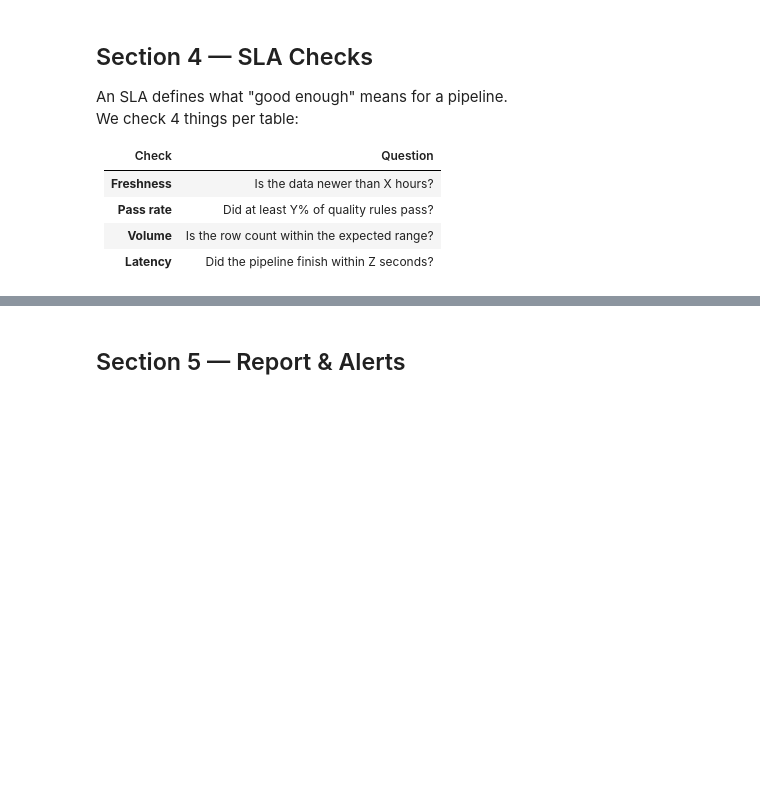
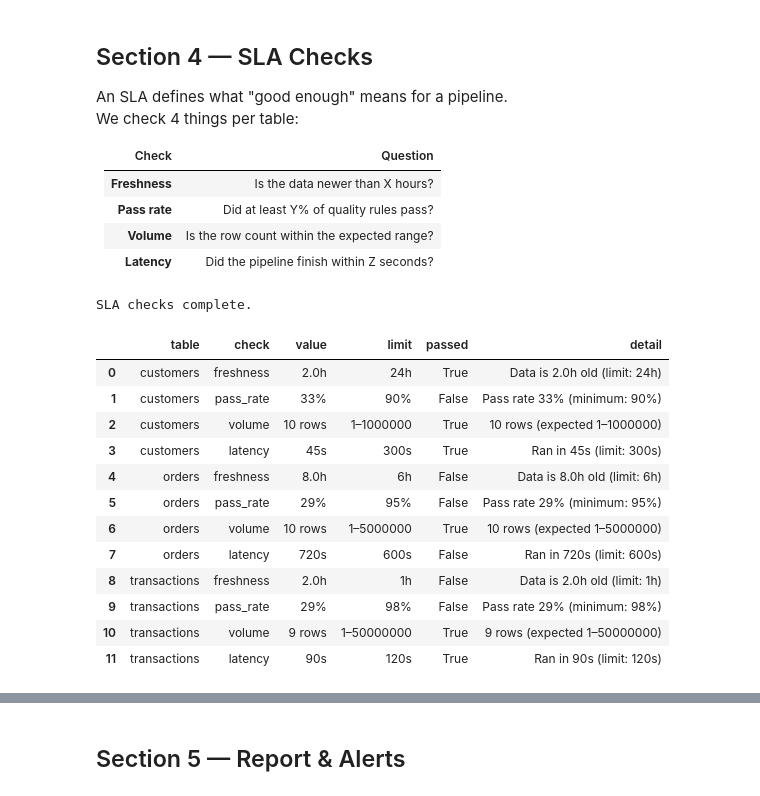
Before and after one commit to detrainings01-cloud/dataengg, a Jupyter notebook: Class 50/data_quality.ipynb, the cells around one changed output, grey strips where cells are left out. Saved outputs shown, nothing was run; the diff lists cells and outputs as text; code cells hidden in the pictures; blank space fills up the shorter version.

```diff
--- a/Class 50/data_quality.ipynb
+++ b/Class 50/data_quality.ipynb
@@ -234,4 +315,23 @@ failures
 Two log files:
 - `output/logs/pipeline.log` — every rule result (INFO + WARNING)
 - `output/logs/alerts.log` — failures only (WARNING)
+# %%
+# pipeline logger — writes everything
+pipeline_log = logging.getLogger("pipeline")
+pipeline_log.setLevel(logging.DEBUG)
+pipeline_log.handlers.clear()
+fh = logging.FileHandler("output/logs/pipeline.log",encoding="utf-8")
+fh.setFormatter(logging.Formatter("%(asctime)s  %(levelname)-8s  %(message)s",
+                                   datefmt="%Y-%m-%d %H:%M:%S"))
+pipeline_log.addHandler(fh)
+# %%
+
+# alerts logger — writes failures only
+alert_log = logging.getLogger("alerts")
+alert_log.setLevel(logging.WARNING)
+alert_log.handlers.clear()
+fh2 = logging.FileHandler("output/logs/alerts.log",encoding="utf-8")
+fh2.setFormatter(logging.Formatter("%(asctime)s  %(levelname)-8s  %(message)s",
+                                    datefmt="%Y-%m-%d %H:%M:%S"))
+alert_log.addHandler(fh2)
 # %%
@@ -285,17 +403,4 @@ We check 4 things per table:
 # %%
-# SLA definition — one dict per table
-SLA = {
-    "customers":    {"max_age_hours": 24,  "min_pass_rate": 90, "min_rows": 1, "max_rows": 1_000_000, "max_runtime_sec": 300},
-    "orders":       {"max_age_hours": 6,   "min_pass_rate": 95, "min_rows": 1, "max_rows": 5_000_000, "max_runtime_sec": 600},
-    "transactions": {"max_age_hours": 1,   "min_pass_rate": 98, "min_rows": 1, "max_rows": 50_000_000,"max_runtime_sec": 120},
-}
-
-# Simulated pipeline metadata (in production these come from your scheduler)
-metadata = {
-    "customers":    {"last_loaded": datetime.now() - timedelta(hours=2),  "runtime_sec": 45},
-    "orders":       {"last_loaded": datetime.now() - timedelta(hours=8),  "runtime_sec": 720},
-    "transactions": {"last_loaded": datetime.now() - timedelta(hours=2),  "runtime_sec": 90},
-}
 
 tables = {"customers": customers, "orders": orders, "transactions": transactions}
 
@@ -336,13 +441,26 @@ for table, df in tables.items():
                          "detail": f"Ran in {secs}s (limit: {sla['max_runtime_sec']}s)"})
 
 print(f"SLA checks complete.")
+# %% [output]
+SLA checks complete.
 # %%
 # View SLA results
 df_sla = pd.DataFrame(sla_results)[["table", "check", "value", "limit", "passed", "detail"]]
-df_sla.style.apply(
-    lambda row: ["background: #d4edda" if row["passed"] else "background: #f8d7da"] * len(row),
-    axis=1
-)
+df_sla
+# %% [output]
+|  | table | check | value | limit | passed | detail |
+| 0 | customers | freshness | 2.0h | 24h | True | Data is 2.0h old (limit: 24h) |
+| 1 | customers | pass_rate | 33% | 90% | False | Pass rate 33% (minimum: 90%) |
+| 2 | customers | volume | 10 rows | 1–1000000 | True | 10 rows (expected 1–1000000) |
+| 3 | customers | latency | 45s | 300s | True | Ran in 45s (limit: 300s) |
+| 4 | orders | freshness | 8.0h | 6h | False | Data is 8.0h old (limit: 6h) |
+| 5 | orders | pass_rate | 29% | 95% | False | Pass rate 29% (minimum: 95%) |
+| 6 | orders | volume | 10 rows | 1–5000000 | True | 10 rows (expected 1–5000000) |
+| 7 | orders | latency | 720s | 600s | False | Ran in 720s (limit: 600s) |
+| 8 | transactions | freshness | 2.0h | 1h | False | Data is 2.0h old (limit: 1h) |
+| 9 | transactions | pass_rate | 29% | 98% | False | Pass rate 29% (minimum: 98%) |
+| 10 | transactions | volume | 9 rows | 1–50000000 | True | 9 rows (expected 1–50000000) |
+| 11 | transactions | latency | 90s | 120s | True | Ran in 90s (limit: 120s) |
 # %%
 sla_passed = sum(1 for s in sla_results if s["passed"])
 print(f"SLA summary: {sla_passed}/{len(sla_results)} checks passed")
```
Also changed, not shown: parts of 33 cells of this notebook, 4 other files.
